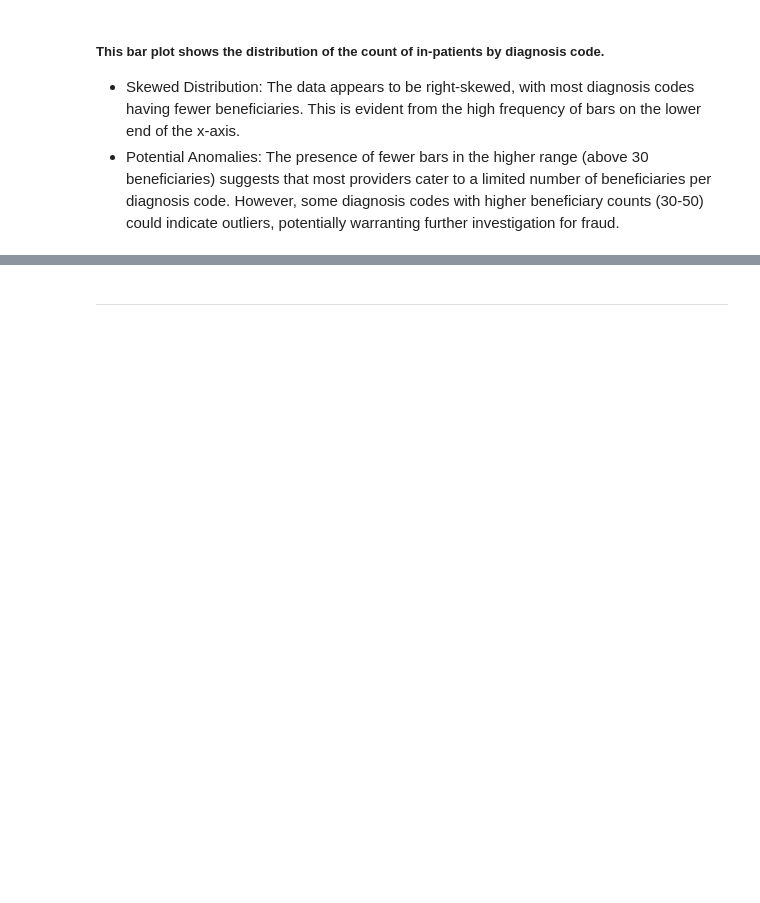
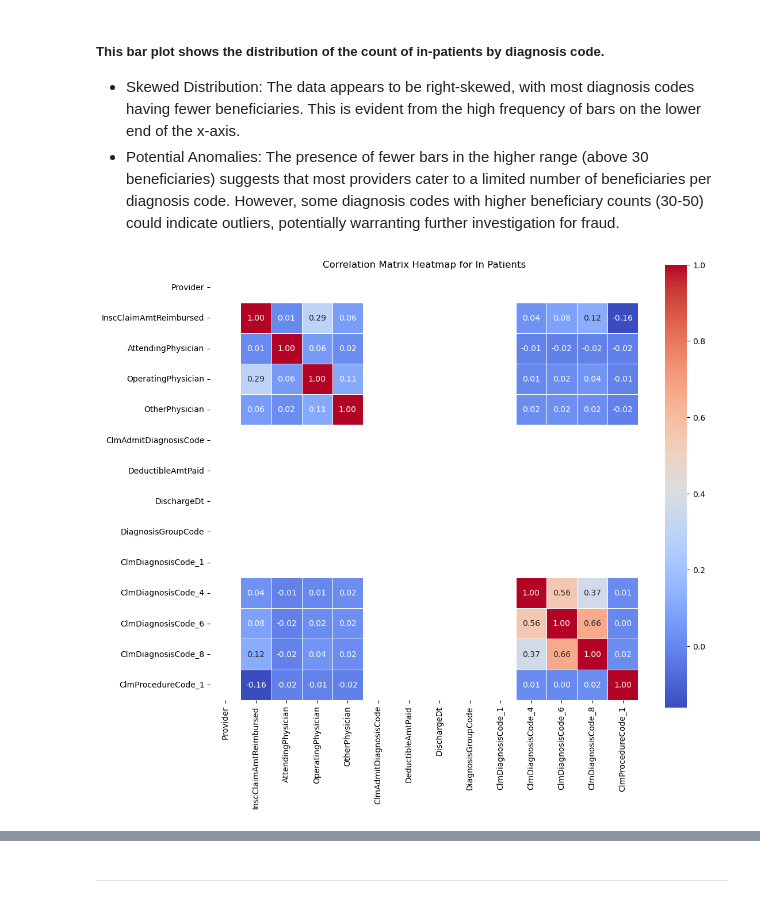
Before and after one commit to CesarChaparro1974/Healthcare-provider-fraud-detection, a Jupyter notebook: notebook.ipynb, the cells around one changed output, grey strips where cells are left out. Saved outputs shown, nothing was run; the diff lists cells and outputs as text; code cells hidden in the pictures; blank space fills up the shorter version.

```diff
--- a/notebook.ipynb
+++ b/notebook.ipynb
@@ -959 +997,14 @@ plt.show()
+# %%
+# Step 4: Calculate the correlation matrix
+correlation_matrix = cleaned_data.corr()
+# %%
+# Step 5: Plot the correlation heatmap
+plt.figure(figsize=(12, 10))  # Adjust the size of the heatmap
+sns.heatmap(correlation_matrix, annot=True, fmt=".2f", cmap="coolwarm", cbar=True, square=True, linewidths=0.5)
+
+# Step 6: Display the heatmap
+plt.title('Correlation Matrix Heatmap for In Patients')
+plt.show()
+# %% [output]
+[figure, added]
 # %%
```
Also changed, not shown: parts of 40 cells of this notebook, 2 other files.
